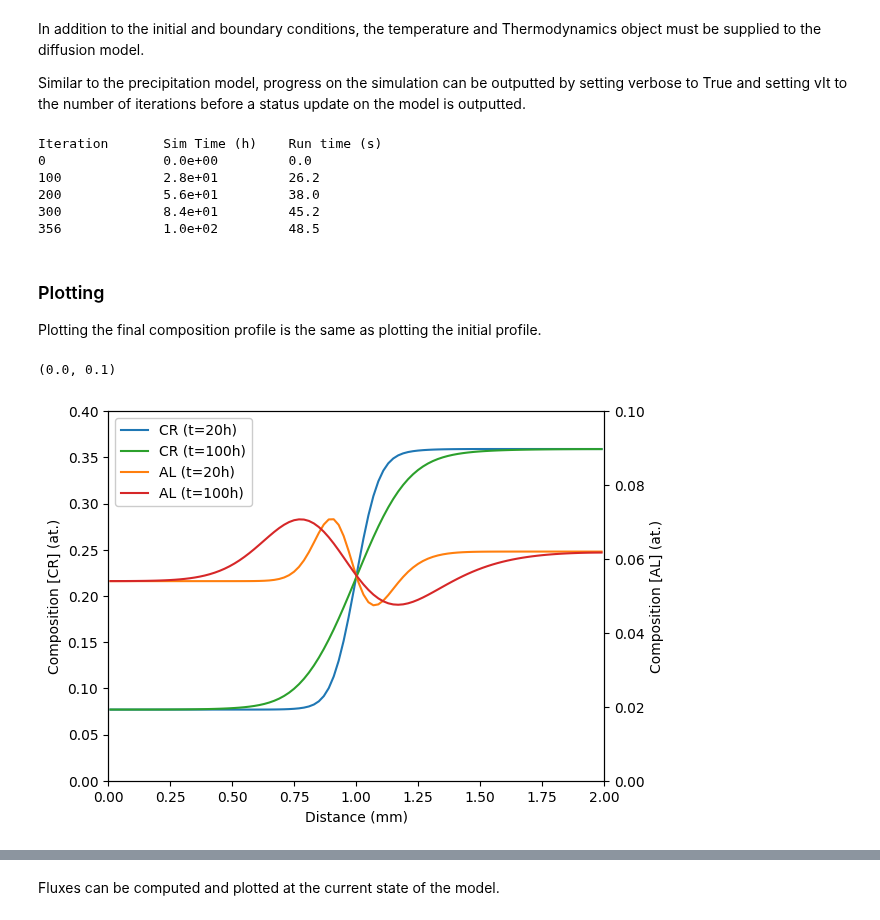
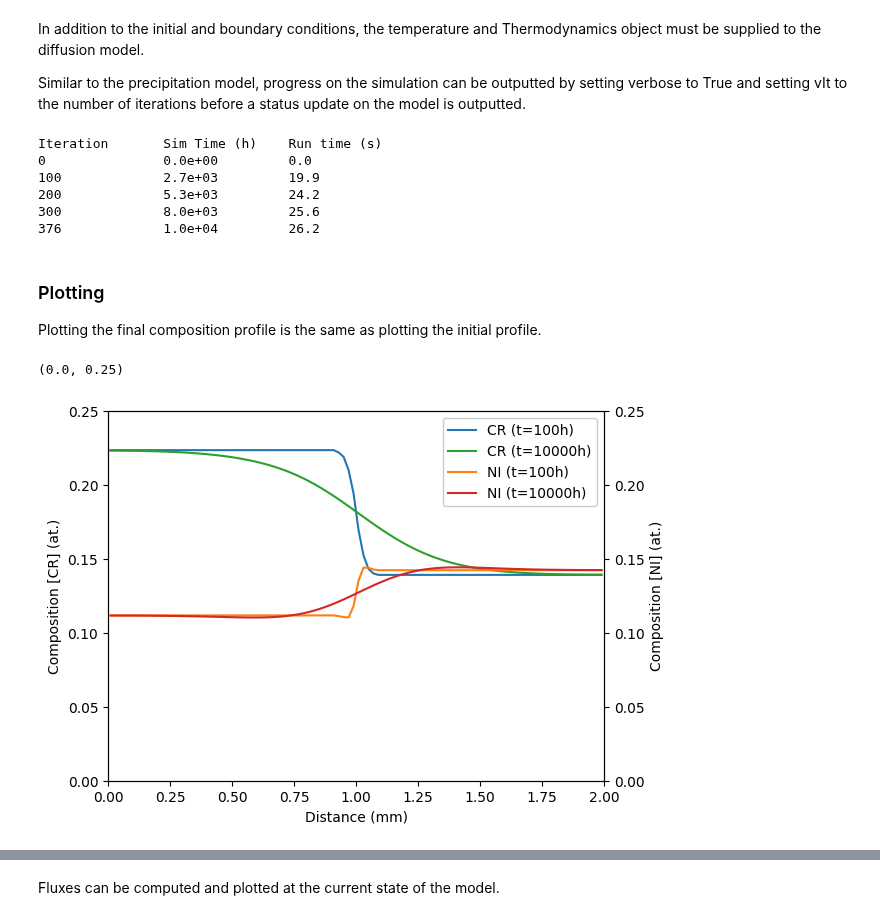
Before and after one commit to samuelgprice/kawin, a Jupyter notebook: examples/replicateLee1993_thermoAndKinetic.ipynb, the cells around one changed output, grey strips where cells are left out. Cells and saved outputs as stored; diff of their text form; code cells hidden in the pictures.

```diff
--- a/examples/replicateLee1993_thermoAndKinetic.ipynb
+++ b/examples/replicateLee1993_thermoAndKinetic.ipynb
@@ -415,14 +320,15 @@ In addition to the initial and boundary conditions, the temperature and Thermody
 Similar to the precipitation model, progress on the simulation can be outputted by setting verbose to True and setting vIt to the number of iterations before a status update on the model is outputted.
 # %%
 from kawin.solver import explicitEulerIterator
-m.solve(100*3600, iterator=explicitEulerIterator, verbose=True, vIt=100)
+t_hr=10000
+m.solve(t_hr*3600, iterator=explicitEulerIterator, verbose=True, vIt=100)
 # %% [output]
 Iteration       Sim Time (h)    Run time (s)
 0               0.0e+00         0.0
-100             2.8e+01         26.2
-200             5.6e+01         38.0
-300             8.4e+01         45.2
-356             1.0e+02         48.5
+100             2.7e+03         19.9
+200             5.3e+03         24.2
+300             8.0e+03         25.6
+376             1.0e+04         26.2
 # %% [markdown]
 ### Plotting
 
@@ -430,19 +336,20 @@ Plotting the final composition profile is the same as plotting the initial profi
 # %%
 fig, axL = plt.subplots()
 axR = axL.twinx()
 
 # Plot at 20 hours
-plot1DTwoAxis(m, 'CR', 'AL', zScale=1e-3, axL=axL, axR=axR,
-              time=20*3600,
-              label={'CR': 'CR (t=20h)', 'AL': 'AL (t=20h)'})
+plot1DTwoAxis(m, 'CR', 'NI', zScale=1e-3, axL=axL, axR=axR,
+              time=100*3600,
+              label={'CR': 'CR (t=100h)', 'NI': 'NI (t=100h)'})
 
 # Plot at final time
-plot1DTwoAxis(m, 'CR', 'AL', zScale=1e-3, axL=axL, axR=axR,
-              label={'CR': 'CR (t=100h)', 'AL': 'AL (t=100h)'},
-              color={'CR': 'C2', 'AL': 'C3'})
+plot1DTwoAxis(m, 'CR', 'NI', zScale=1e-3, axL=axL, axR=axR,
+              time=t_hr*3600,
+              label={'CR': f'CR (t={t_hr}h)', 'NI': f'NI (t={t_hr}h)'},
+              color={'CR': 'C2', 'NI': 'C3'})
 axL.set_xlabel('Distance (mm)')
-axL.set_ylim([0, 0.4])
-axR.set_ylim([0, 0.1])
+axL.set_ylim([0, 0.25])
+axR.set_ylim([0, 0.25])
 # %% [output]
-(0.0, 0.1)
+(0.0, 0.25)
-[figure, old version]
+[figure, new version]
```
Also changed, not shown: parts of 22 cells of this notebook, 14 other files.
